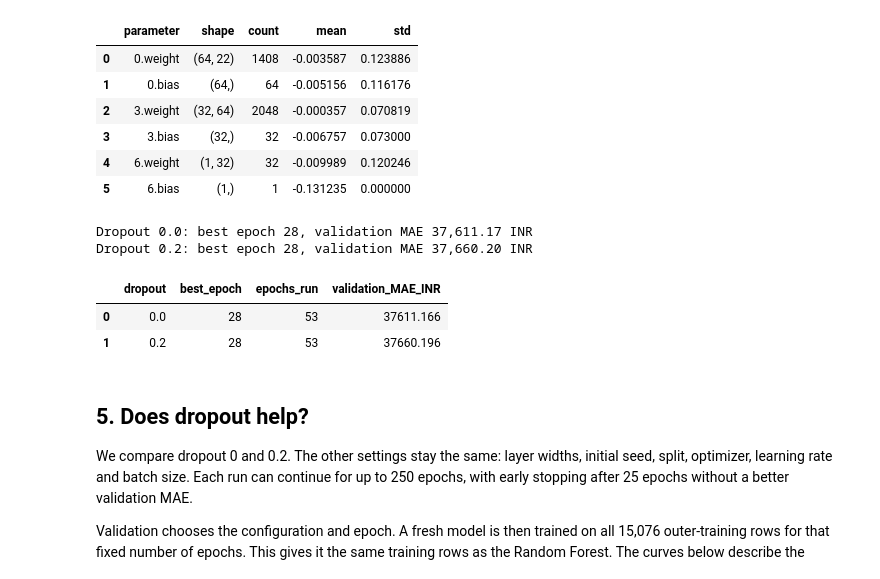
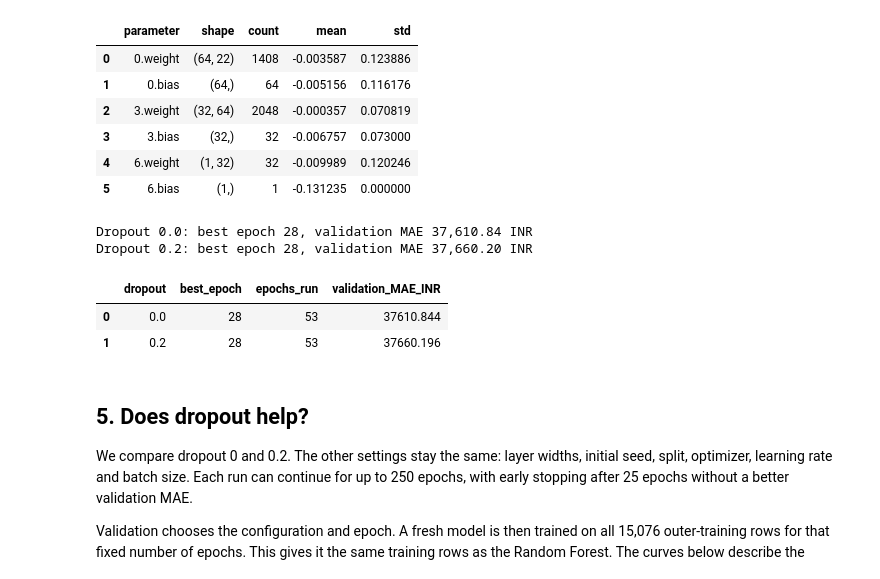
Before and after one commit to iaac-maai/group-3-day4-assignment, a Jupyter notebook: notebook/neural_network.ipynb, the cells around one changed output. Drawn from its saved outputs; the diff is of its cells as text; code cells hidden in the pictures.

```diff
--- a/notebook/neural_network.ipynb
+++ b/notebook/neural_network.ipynb
@@ -139,7 +139,7 @@ def make_preprocessor(scale=True):
         ('cat',Pipeline([('imputer',SimpleImputer(strategy='most_frequent')),
                         ('encoder',OneHotEncoder(handle_unknown='ignore',sparse_output=False))]),CAT)
     ], sparse_threshold=0)
-pre_fit = make_preprocessor().fit(X.loc[fit_ids]) if TRAIN else joblib.load(MODEL_DIR/'scaler.joblib')
+pre_fit = make_preprocessor().fit(X.loc[fit_ids])  # validation preprocessing always uses fitting rows only
 xf = torch.tensor(pre_fit.transform(X.loc[fit_ids]),dtype=torch.float32)
 xv = torch.tensor(pre_fit.transform(X.loc[val_ids]),dtype=torch.float32)
 TARGET_SCALE = 100000.0
@@ -265,36 +265,36 @@ def train_candidate(dropout):
     model.load_state_dict(best_state)
     return model,pd.DataFrame(history),best_epoch,best_mae
 
 if TRAIN:
     started=time.perf_counter(); candidates={}; experiment_rows=[]
     for dropout in [0.0,0.2]:
         m,h,epoch,mae=train_candidate(dropout)
         candidates[dropout]=(m,h)
         h.to_csv(REPORT_DIR/f'history_dropout_{dropout:.1f}.csv',index=False)
         torch.save(m.state_dict(),MODEL_DIR/f'validation_dropout_{dropout:.1f}.pt')
         experiment_rows.append({'dropout':dropout,'best_epoch':epoch,'epochs_run':len(h),'validation_MAE_INR':mae})
         print(f'Dropout {dropout}: best epoch {epoch}, validation MAE {mae:,.2f} INR')
     experiment=pd.DataFrame(experiment_rows)
     experiment.to_csv(REPORT_DIR/'validation_experiment.csv',index=False)
     winner=experiment.sort_values('validation_MAE_INR').iloc[0]
     selected_dropout=float(winner.dropout); selected_epochs=int(winner.best_epoch)
     tuned_model,selected_history=candidates[selected_dropout]
     config={'dropout':selected_dropout,'epochs':selected_epochs,'input_dim':int(xf.shape[1]),
             'hidden':[64,32],'learning_rate':.001,'batch_size':256,'target_scale':TARGET_SCALE,
             'seed':SEED,'tuning_seconds':time.perf_counter()-started,'selection_metric':'validation MAE'}
     (MODEL_DIR/'config.json').write_text(json.dumps(config,indent=2))
 else:
     config=json.loads((MODEL_DIR/'config.json').read_text());selected_dropout=config['dropout'];selected_epochs=config['epochs']
     experiment=pd.read_csv(REPORT_DIR/'validation_experiment.csv')
     selected_history=pd.read_csv(REPORT_DIR/f'history_dropout_{selected_dropout:.1f}.csv')
-    tuned_model=build_model(xf.shape[1],selected_dropout)
+    tuned_model=build_model(config['input_dim'],selected_dropout)
     tuned_model.load_state_dict(torch.load(MODEL_DIR/'model.pt',map_location='cpu',weights_only=True))
 display(experiment.round(3))
 # %% [output]
-Dropout 0.0: best epoch 28, validation MAE 37,611.17 INR
+Dropout 0.0: best epoch 28, validation MAE 37,610.84 INR
 Dropout 0.2: best epoch 28, validation MAE 37,660.20 INR
 |  | dropout | best_epoch | epochs_run | validation_MAE_INR |
-| 0 | 0.0 | 28 | 53 | 37611.166 |
+| 0 | 0.0 | 28 | 53 | 37610.844 |
 | 1 | 0.2 | 28 | 53 | 37660.196 |
 # %% [markdown]
 ## 5. Does dropout help?
```
Also changed, not shown: parts of 8 cells of this notebook, 32 other files.
